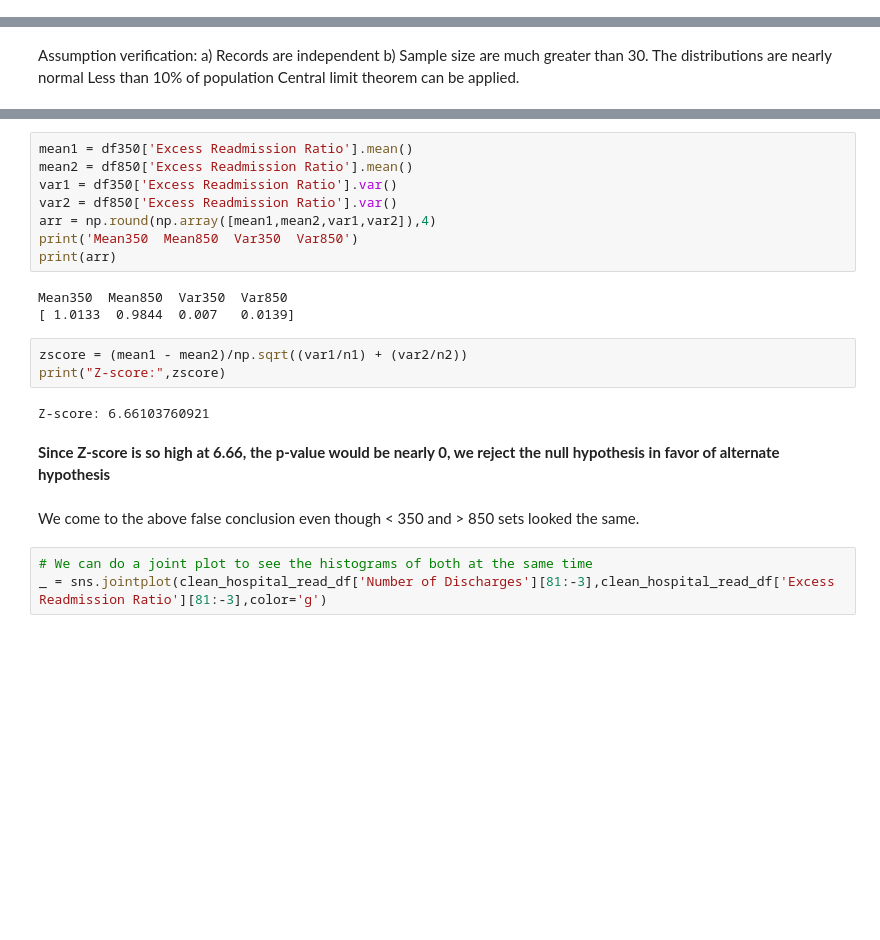
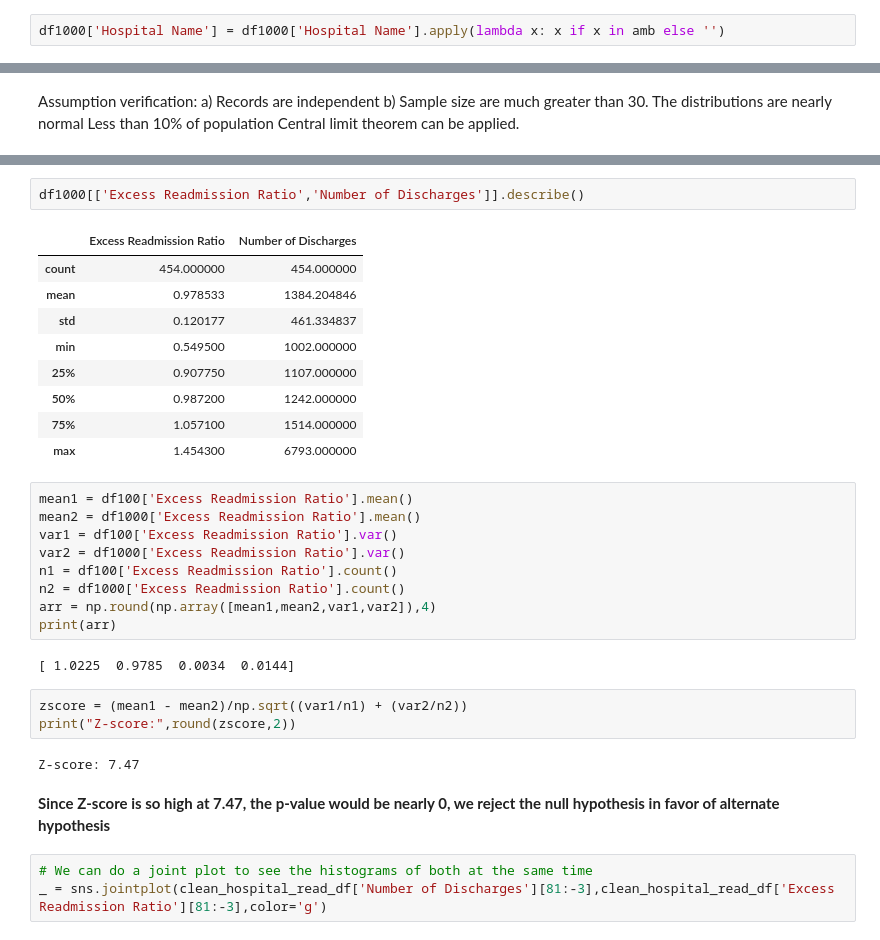
Before and after one commit to aparnack/data_science, a Jupyter notebook: exercises/hospital_readmit/sliderule_dsi_inferential_statistics_exercise_3.ipynb, the cells around one changed output, grey strips where cells are left out. Drawn from its saved outputs; the diff is of its cells as text; blank space fills up the shorter version.

```diff
--- a/exercises/hospital_readmit/sliderule_dsi_inferential_statistics_exercise_3.ipynb
+++ b/exercises/hospital_readmit/sliderule_dsi_inferential_statistics_exercise_3.ipynb
@@ -245,0 +275,2 @@ The difference in the number of records in two sets of samples: -690
+# %%
+df1000['Hospital Name'] = df1000['Hospital Name'].apply(lambda x: x if x in amb else '')
@@ -254,23 +314,33 @@ Less than 10% of population
+# %%
+df1000[['Excess Readmission Ratio','Number of Discharges']].describe()
+# %% [output]
+|  | Excess Readmission Ratio | Number of Discharges |
+| count | 454.000000 | 454.000000 |
+| mean | 0.978533 | 1384.204846 |
+| std | 0.120177 | 461.334837 |
+| min | 0.549500 | 1002.000000 |
+| 25% | 0.907750 | 1107.000000 |
+| 50% | 0.987200 | 1242.000000 |
+| 75% | 1.057100 | 1514.000000 |
+| max | 1.454300 | 6793.000000 |
 # %%
-mean1 = df350['Excess Readmission Ratio'].mean()
-mean2 = df850['Excess Readmission Ratio'].mean()
-var1 = df350['Excess Readmission Ratio'].var()
-var2 = df850['Excess Readmission Ratio'].var()
+mean1 = df100['Excess Readmission Ratio'].mean()
+mean2 = df1000['Excess Readmission Ratio'].mean()
+var1 = df100['Excess Readmission Ratio'].var()
+var2 = df1000['Excess Readmission Ratio'].var()
+n1 = df100['Excess Readmission Ratio'].count()
+n2 = df1000['Excess Readmission Ratio'].count()
 arr = np.round(np.array([mean1,mean2,var1,var2]),4)
-print('Mean350  Mean850  Var350  Var850')
 print(arr)
 # %% [output]
-Mean350  Mean850  Var350  Var850
-[ 1.0133  0.9844  0.007   0.0139]
+[ 1.0225  0.9785  0.0034  0.0144]
 # %%
 zscore = (mean1 - mean2)/np.sqrt((var1/n1) + (var2/n2))
-print("Z-score:",zscore)
+print("Z-score:",round(zscore,2))
 # %% [output]
-Z-score: 6.66103760921
+Z-score: 7.47
 # %% [markdown]
-**Since Z-score is so high at 6.66, the p-value would be nearly 0, we reject the null hypothesis in favor of alternate hypothesis**
+**Since Z-score is so high at 7.47, the p-value would be nearly 0, we reject the null hypothesis in favor of alternate hypothesis**
-# %% [markdown]
-We come to the above false conclusion even though < 350 and > 850 sets looked the same.
 # %%
 # We can do a joint plot to see the histograms of both at the same time
 _ = sns.jointplot(clean_hospital_read_df['Number of Discharges'][81:-3],clean_hospital_read_df['Excess Readmission Ratio'][81:-3],color='g')
```
Also changed, not shown: parts of 24 cells of this notebook.
